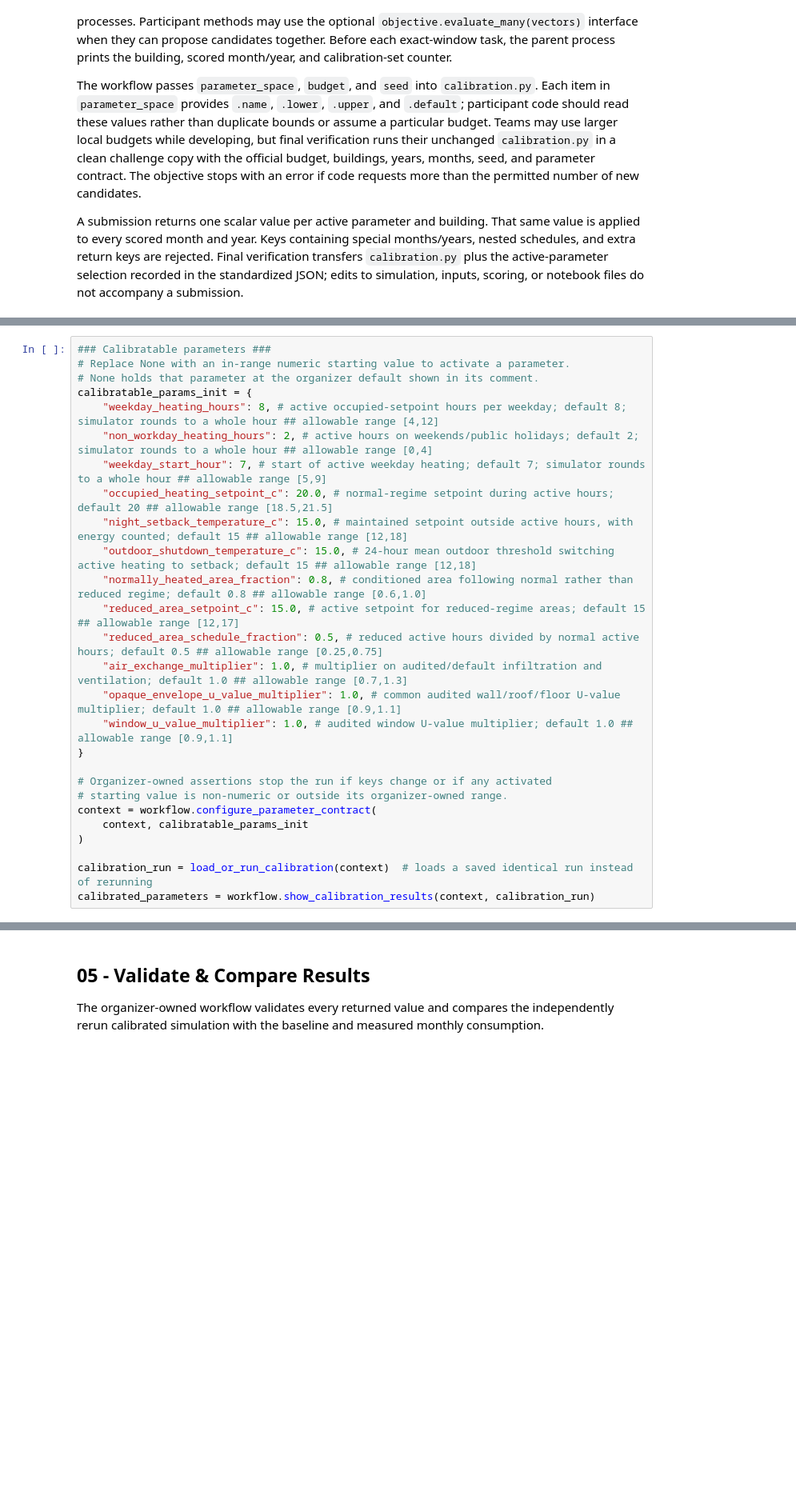
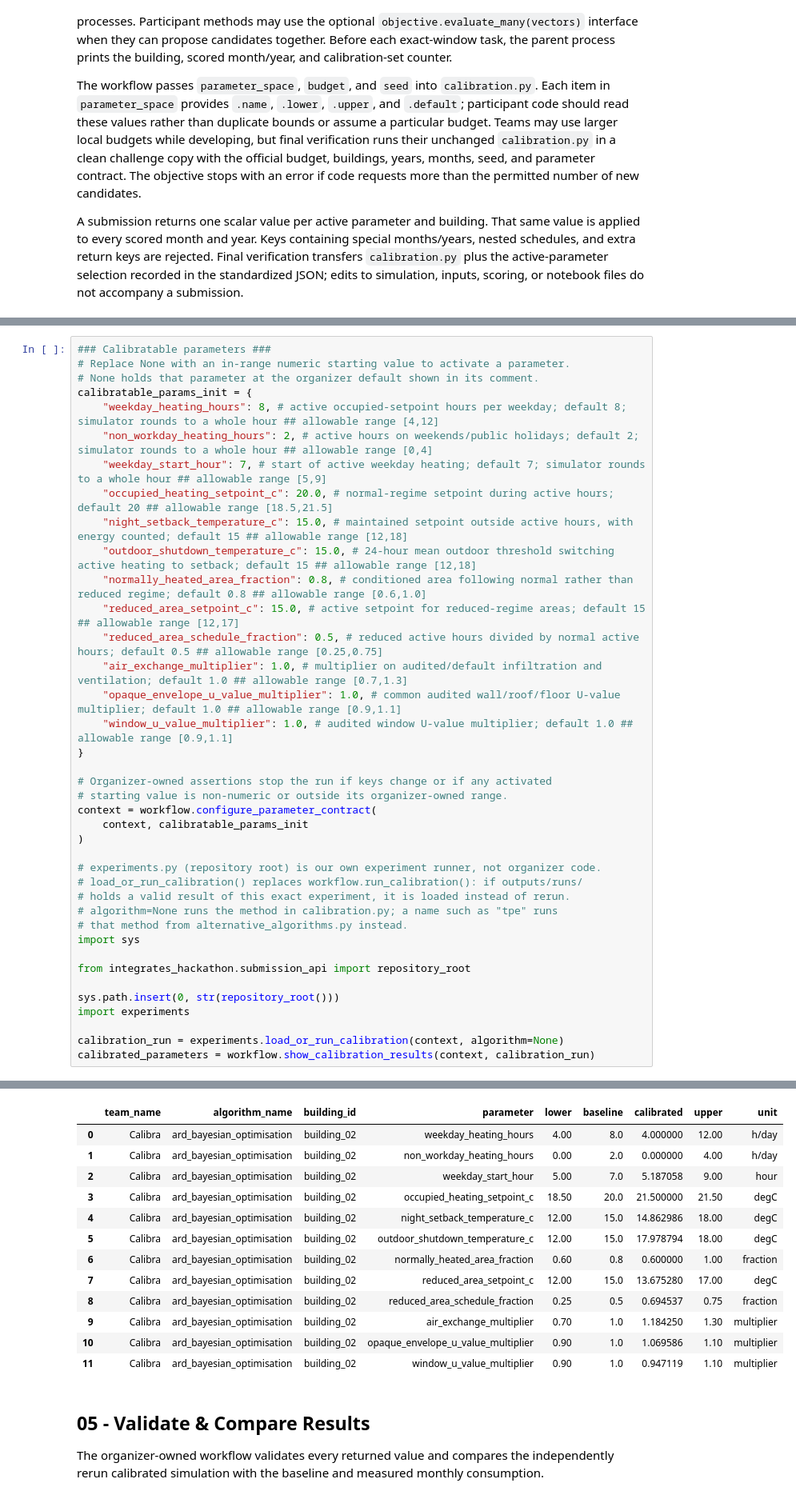
Before and after one commit to moritzmock/integrates, a Jupyter notebook: notebooks/hackathon_integrates.ipynb, the cells around one changed output, grey strips where cells are left out. Shown at 80% size. Saved outputs shown, nothing was run; the diff lists cells and outputs as text; blank space fills up the shorter version.

```diff
--- a/notebooks/hackathon_integrates.ipynb
+++ b/notebooks/hackathon_integrates.ipynb
@@ -282,5 +139,18 @@ context = workflow.configure_parameter_contract(
     context, calibratable_params_init
 )
 
-calibration_run = load_or_run_calibration(context)  # loads a saved identical run instead of rerunning
+# experiments.py (repository root) is our own experiment runner, not organizer code.
+# load_or_run_calibration() replaces workflow.run_calibration(): if outputs/runs/
+# holds a valid result of this exact experiment, it is loaded instead of rerun.
+# algorithm=None runs the method in calibration.py; a name such as "tpe" runs
+# that method from alternative_algorithms.py instead.
+import sys
+
+from integrates_hackathon.submission_api import repository_root
+
+sys.path.insert(0, str(repository_root()))
+import experiments
+
+calibration_run = experiments.load_or_run_calibration(context, algorithm=None)
 calibrated_parameters = workflow.show_calibration_results(context, calibration_run)
+# %% [output]
@@ -287,3 +176,16 @@ calibrated_parameters = workflow.show_calibration_results(context, calibration_r
+|  | team_name | algorithm_name | building_id | parameter | lower | baseline | calibrated | upper | unit |
+| 0 | Calibra | ard_bayesian_optimisation | building_02 | weekday_heating_hours | 4.00 | 8.0 | 4.000000 | 12.00 | h/day |
+| 1 | Calibra | ard_bayesian_optimisation | building_02 | non_workday_heating_hours | 0.00 | 2.0 | 0.000000 | 4.00 | h/day |
+| 2 | Calibra | ard_bayesian_optimisation | building_02 | weekday_start_hour | 5.00 | 7.0 | 5.187058 | 9.00 | hour |
+| 3 | Calibra | ard_bayesian_optimisation | building_02 | occupied_heating_setpoint_c | 18.50 | 20.0 | 21.500000 | 21.50 | degC |
+| 4 | Calibra | ard_bayesian_optimisation | building_02 | night_setback_temperature_c | 12.00 | 15.0 | 14.862986 | 18.00 | degC |
+| 5 | Calibra | ard_bayesian_optimisation | building_02 | outdoor_shutdown_temperature_c | 12.00 | 15.0 | 17.978794 | 18.00 | degC |
+| 6 | Calibra | ard_bayesian_optimisation | building_02 | normally_heated_area_fraction | 0.60 | 0.8 | 0.600000 | 1.00 | fraction |
+| 7 | Calibra | ard_bayesian_optimisation | building_02 | reduced_area_setpoint_c | 12.00 | 15.0 | 13.675280 | 17.00 | degC |
+| 8 | Calibra | ard_bayesian_optimisation | building_02 | reduced_area_schedule_fraction | 0.25 | 0.5 | 0.694537 | 0.75 | fraction |
+| 9 | Calibra | ard_bayesian_optimisation | building_02 | air_exchange_multiplier | 0.70 | 1.0 | 1.184250 | 1.30 | multiplier |
+| 10 | Calibra | ard_bayesian_optimisation | building_02 | opaque_envelope_u_value_multiplier | 0.90 | 1.0 | 1.069586 | 1.10 | multiplier |
+| 11 | Calibra | ard_bayesian_optimisation | building_02 | window_u_value_multiplier | 0.90 | 1.0 | 0.947119 | 1.10 | multiplier |
 # %% [markdown]
 ## 05 - Validate & Compare Results
 
```
Also changed, not shown: parts of 17 cells of this notebook, 16 other files.
